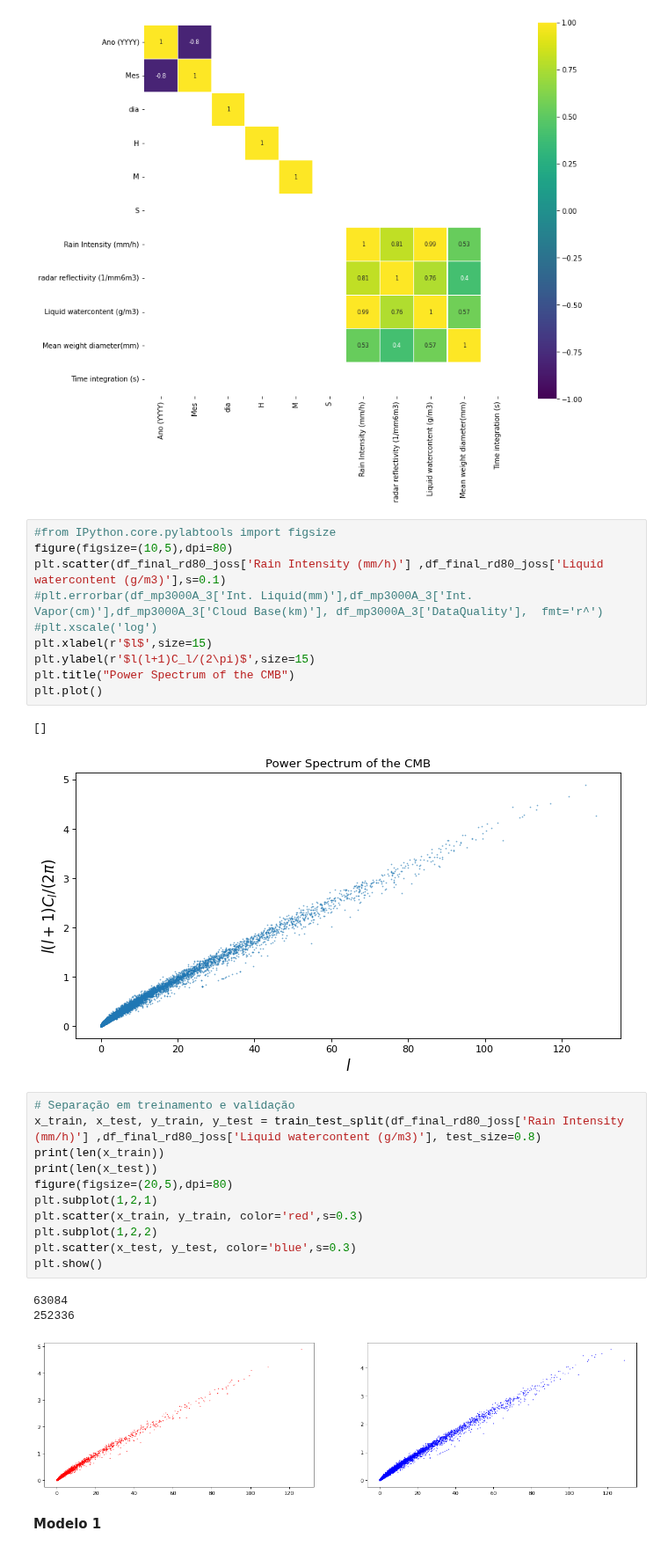
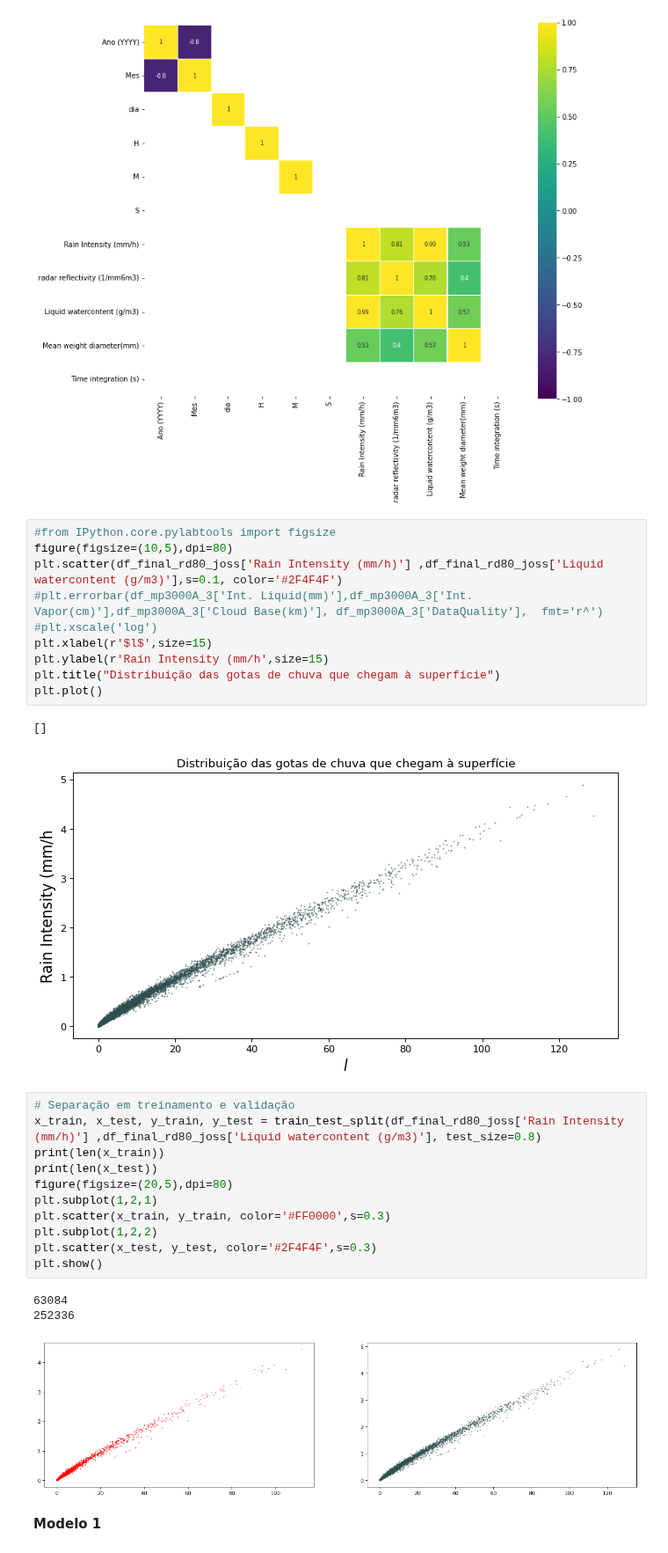
Before and after one commit to lourencocavalcante/Neurocomputacao, a Jupyter notebook: CAP351_Projeto_01_MLP.ipynb, the cells around one changed output. Shown at 88% size. Drawn from its saved outputs; the diff is of its cells as text.

```diff
--- a/CAP351_Projeto_01_MLP.ipynb
+++ b/CAP351_Projeto_01_MLP.ipynb
@@ -202,31 +202,31 @@ sns.heatmap(corr[(corr >= 0.30) | (corr <= -0.30)],cmap='viridis', vmax=1.0, vmi
 # %%
 #from IPython.core.pylabtools import figsize
 figure(figsize=(10,5),dpi=80)
-plt.scatter(df_final_rd80_joss['Rain Intensity (mm/h)'] ,df_final_rd80_joss['Liquid watercontent (g/m3)'],s=0.1)
+plt.scatter(df_final_rd80_joss['Rain Intensity (mm/h)'] ,df_final_rd80_joss['Liquid watercontent (g/m3)'],s=0.1, color='#2F4F4F')
 #plt.errorbar(df_mp3000A_3['Int. Liquid(mm)'],df_mp3000A_3['Int. Vapor(cm)'],df_mp3000A_3['Cloud Base(km)'], df_mp3000A_3['DataQuality'],  fmt='r^')
 #plt.xscale('log')
 plt.xlabel(r'$l$',size=15)
-plt.ylabel(r'$l(l+1)C_l/(2\pi)$',size=15)
-plt.title("Power Spectrum of the CMB")
+plt.ylabel(r'Rain Intensity (mm/h',size=15)
+plt.title("Distribuição das gotas de chuva que chegam à superfície")
 plt.plot()
 # %% [output]
 []
-[figure, old version]
+[figure, new version]
 # %%
 # Separação em treinamento e validação
 x_train, x_test, y_train, y_test = train_test_split(df_final_rd80_joss['Rain Intensity (mm/h)'] ,df_final_rd80_joss['Liquid watercontent (g/m3)'], test_size=0.8)
 print(len(x_train))
 print(len(x_test))
 figure(figsize=(20,5),dpi=80)
 plt.subplot(1,2,1)
-plt.scatter(x_train, y_train, color='red',s=0.3)
+plt.scatter(x_train, y_train, color='#FF0000',s=0.3)
 plt.subplot(1,2,2)
-plt.scatter(x_test, y_test, color='blue',s=0.3)
+plt.scatter(x_test, y_test, color='#2F4F4F',s=0.3)
 plt.show()
 # %% [output]
 63084
 252336
-[figure, old version]
+[figure, new version]
 # %% [markdown]
 **Modelo 1**
 # %%
```
Also changed, not shown: parts of 3 cells of this notebook.
